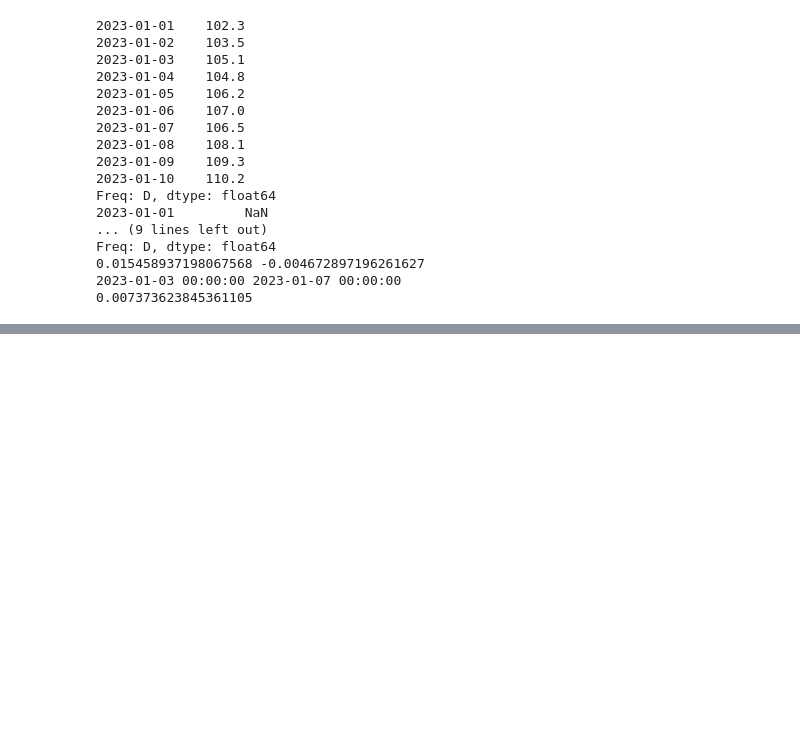
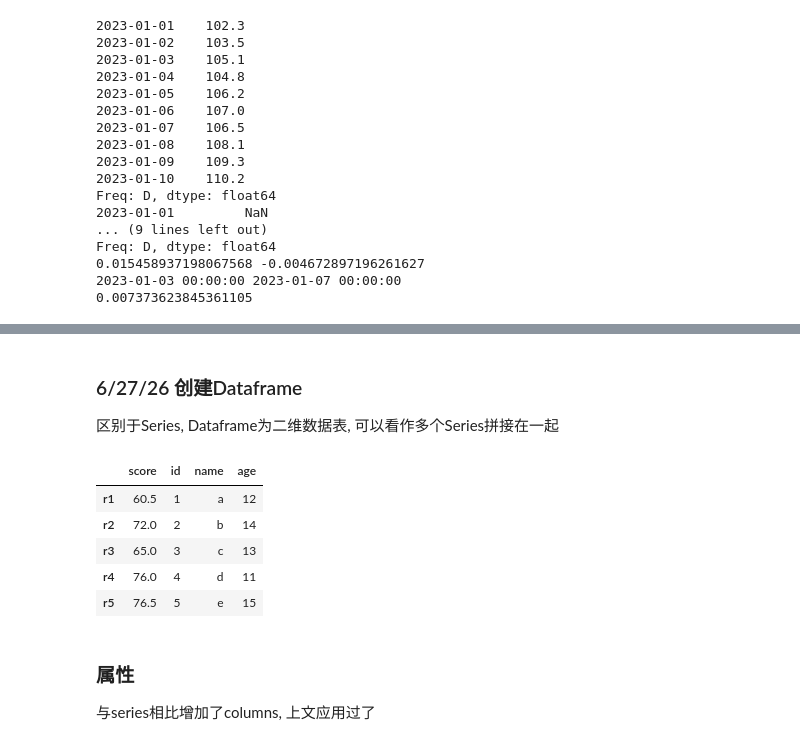
Before and after one commit to sakuyall/Py_analyst, a Jupyter notebook: prj_02pandas库.ipynb, the cells around one changed output, grey strips where cells are left out. Saved outputs shown, nothing was run; the diff lists cells and outputs as text; code cells hidden in the pictures; blank space fills up the shorter version.

```diff
--- a/prj_02pandas库.ipynb
+++ b/prj_02pandas库.ipynb
@@ -292,0 +349,27 @@ Freq: D, dtype: float64
+# %% [markdown]
+### 6/27/26 创建Dataframe
+区别于Series, Dataframe为二维数据表, 可以看作多个Series拼接在一起
+# %%
+s1 = pd.Series([1, 2, 3, 4, 5])
+s2 = pd.Series([6, 7, 8, 9, 10])
+df = pd.DataFrame({"c1": s1, "c2": s2})    # 需使用字典创建dataframe, 或者展开如下
+df1 = pd.DataFrame(
+    {
+        "id": [1, 2, 3, 4, 5],\
+        "name": ['a', 'b', 'c', 'd', 'e'],\
+        "age": [12, 14, 13, 11, 15],\
+        "score": [60.5, 72, 65, 76, 76.5]
+    }, index = ['r1', 'r2', 'r3', 'r4', 'r5'], columns = ["score", "id", "name", "age"]
+    # 指定行索引与列顺序
+)
+df1
+# %% [output]
+|  | score | id | name | age |
+| r1 | 60.5 | 1 | a | 12 |
+| r2 | 72.0 | 2 | b | 14 |
+| r3 | 65.0 | 3 | c | 13 |
+| r4 | 76.0 | 4 | d | 11 |
+| r5 | 76.5 | 5 | e | 15 |
+# %% [markdown]
+### 属性
+与series相比增加了columns, 上文应用过了
```
Also changed, not shown: parts of 17 cells of this notebook.
